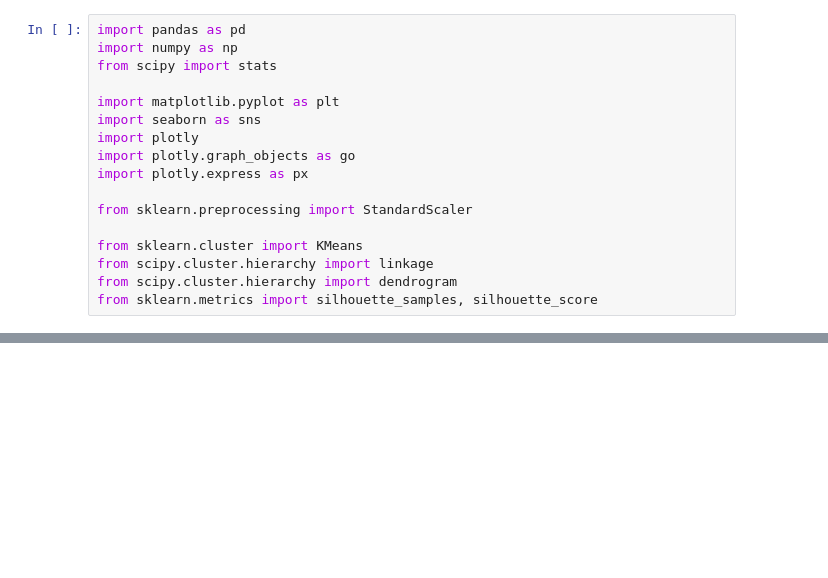
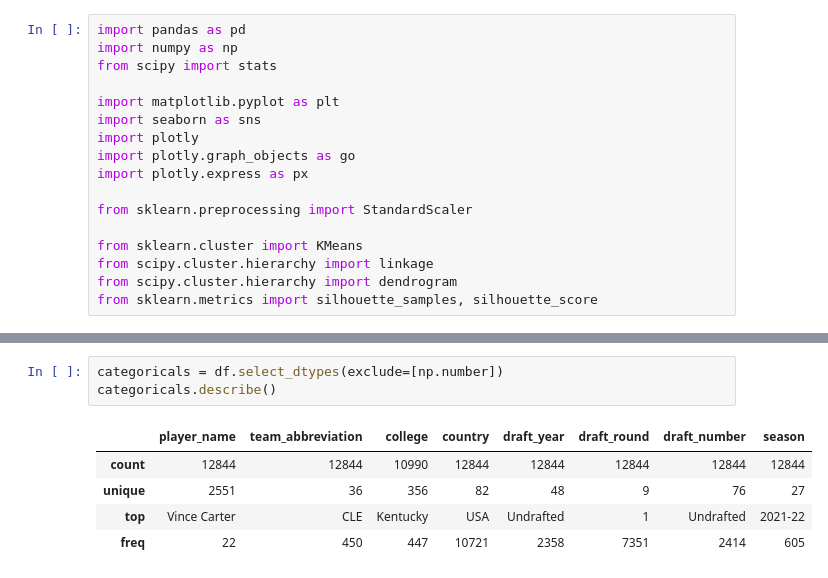
Before and after one commit to lucastak/analise-dados-nba, a Jupyter notebook: nba-analise-altura-peso.ipynb, the cells around one changed output, grey strips where cells are left out. Cells and saved outputs as stored; diff of their text form; blank space fills up the shorter version.

```diff
--- a/nba-analise-altura-peso.ipynb
+++ b/nba-analise-altura-peso.ipynb
@@ -43,0 +101,9 @@ df.head()
+# %%
+categoricals = df.select_dtypes(exclude=[np.number])
+categoricals.describe()
+# %% [output]
+|  | player_name | team_abbreviation | college | country | draft_year | draft_round | draft_number | season |
+| count | 12844 | 12844 | 10990 | 12844 | 12844 | 12844 | 12844 | 12844 |
+| unique | 2551 | 36 | 356 | 82 | 48 | 9 | 76 | 27 |
+| top | Vince Carter | CLE | Kentucky | USA | Undrafted | 1 | Undrafted | 2021-22 |
+| freq | 22 | 450 | 447 | 10721 | 2358 | 7351 | 2414 | 605 |
```
Also changed, not shown: parts of 23 cells of this notebook.
